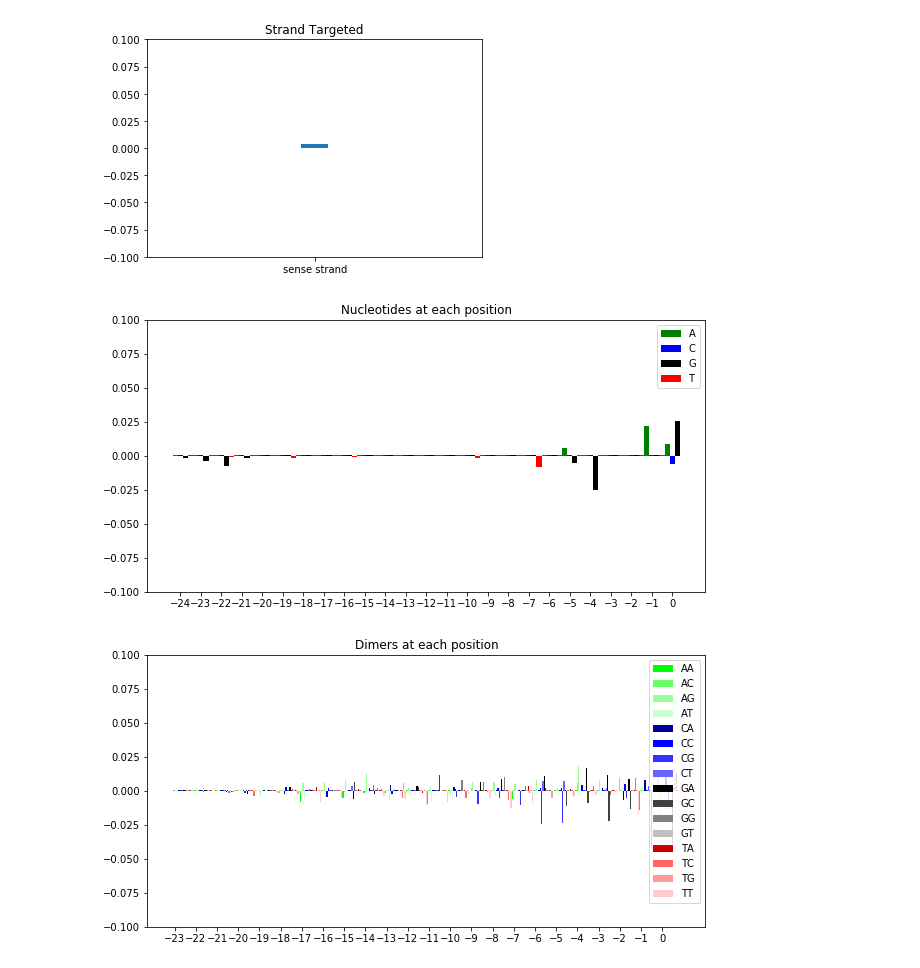
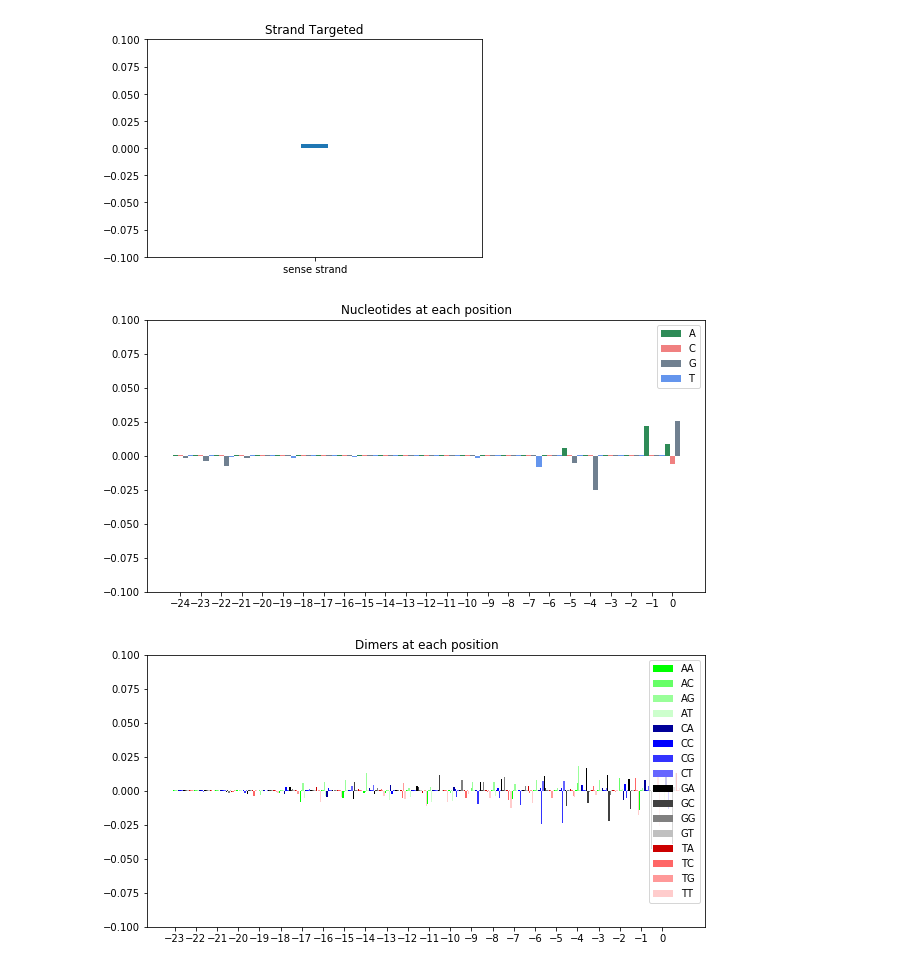
Before and after one commit to AnthonyHein/QCB455Project, a Jupyter notebook: PredictionWeights.ipynb, the cells around one changed output. Drawn from its saved outputs; the diff is of its cells as text; code cells hidden in the pictures.

```diff
--- a/PredictionWeights.ipynb
+++ b/PredictionWeights.ipynb
@@ -105,9 +105,9 @@ def pos_plot(plot_info, colors, title, legend):
     plt.title(title)
     plt.show()
 # %%
-pos_plot(nucl_pos_plot, ['g', 'b', 'k', 'r'], "Nucleotides at each position", ('A', 'C', 'G', 'T'))
+pos_plot(nucl_pos_plot, ['seagreen', 'lightcoral', 'slategrey', 'cornflowerblue'], "Nucleotides at each position", ('A', 'C', 'G', 'T'))
 # %% [output]
-[figure, old version]
+[figure, new version]
 # %%
 def specific_dimer_pos(dimer):
     pos_bool = [dimer in name for name in dimer_pos_names]
```
Also changed, not shown: parts of 2 cells of this notebook.
